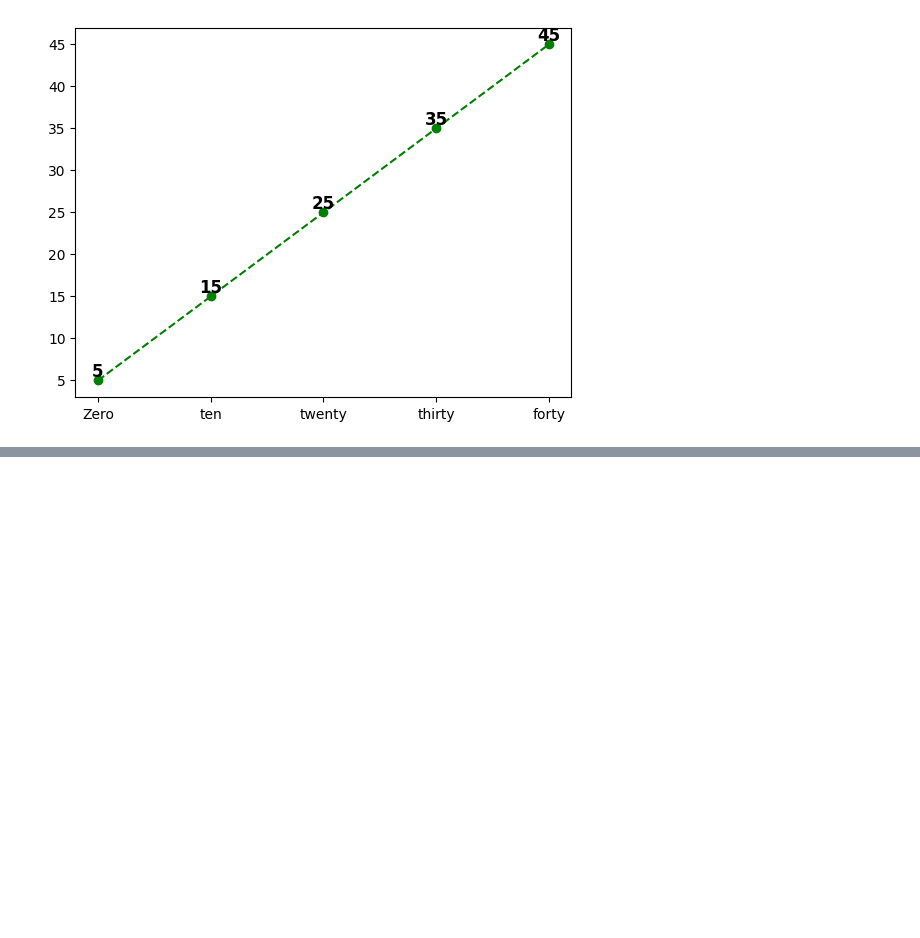
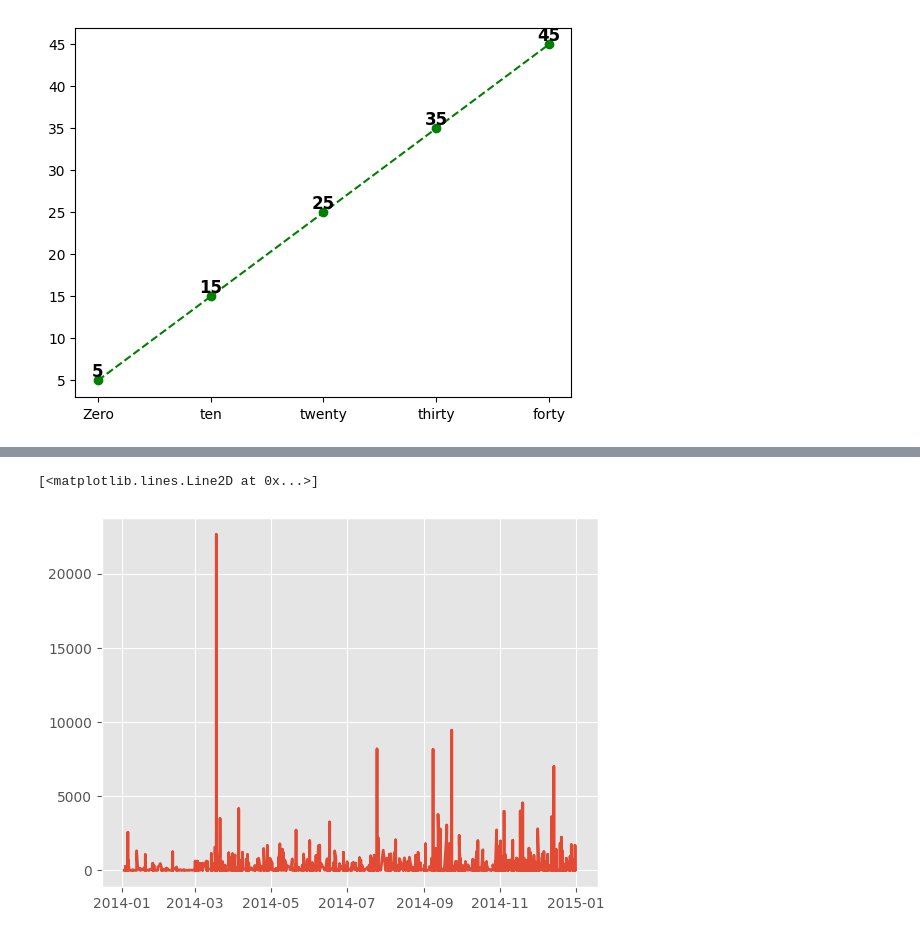
Before and after one commit to sagarnbeedi-analytics/data-analytics-portfolio, a Jupyter notebook: PYTHON/practicing_python_libraries/python_files/matplotlib.ipynb, the cells around one changed output, grey strips where cells are left out. Saved outputs shown, nothing was run; the diff lists cells and outputs as text; code cells hidden in the pictures; blank space fills up the shorter version.

```diff
--- a/PYTHON/practicing_python_libraries/python_files/matplotlib.ipynb
+++ b/PYTHON/practicing_python_libraries/python_files/matplotlib.ipynb
@@ -457,0 +480,11 @@ for x1,y1 in zip(x,y):
+# %%
+df=pd.read_csv(r"D:\data-analytics-porfolio\data-analytics-portfolio\datasets_for_analysis\superstore_dataset\orders.csv")
+# %%
+df=df.sort_values(by="Order Date",ascending=True)
+# %%
+df["Order Date"]=pd.to_datetime(df["Order Date"],format="%d-%m-%Y")
+# %%
+plt.plot(df["Order Date"], df["Sales"])
+# %% [output]
+[<matplotlib.lines.Line2D at 0x...>]
+[figure, added]
```
Also changed, not shown: parts of 5 cells of this notebook.
